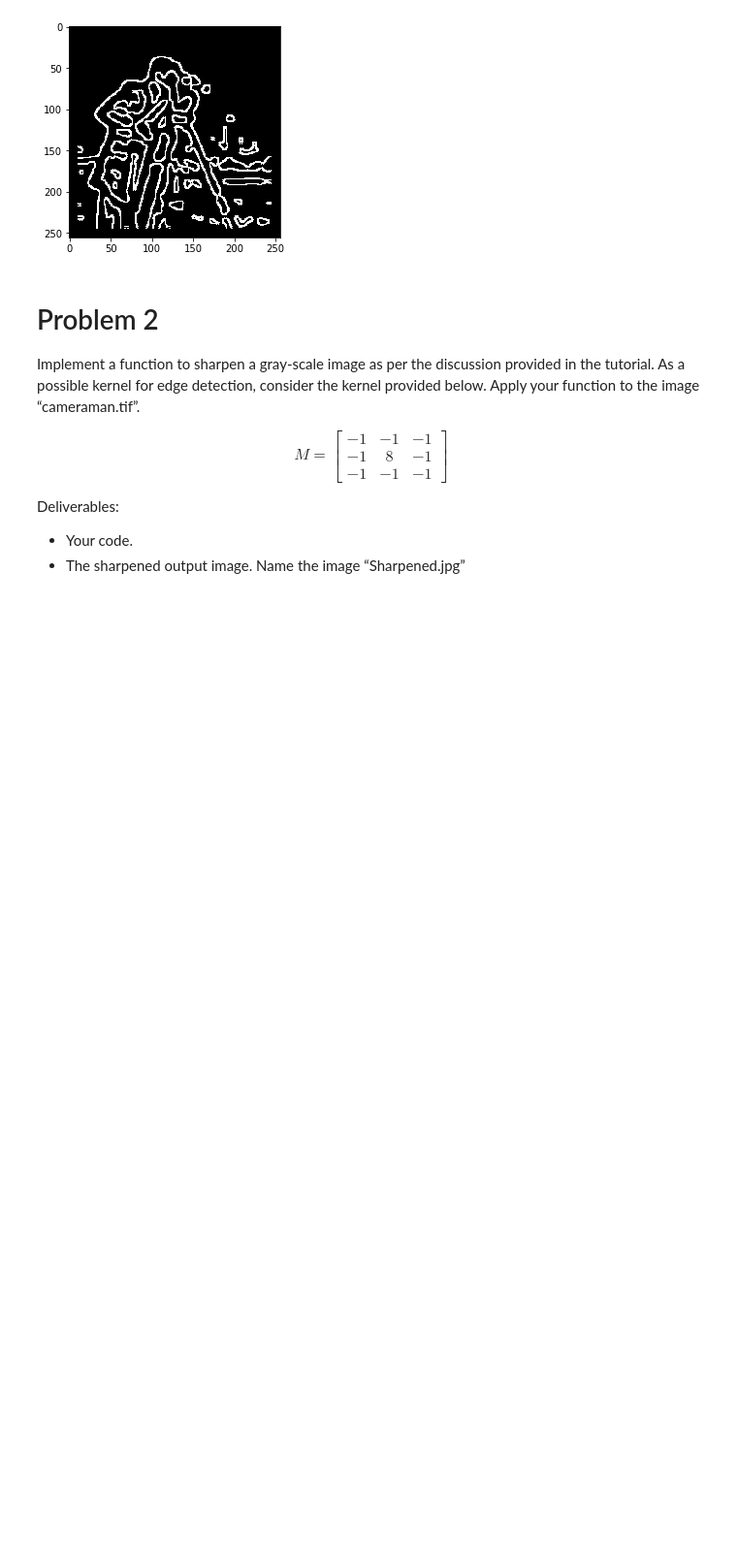
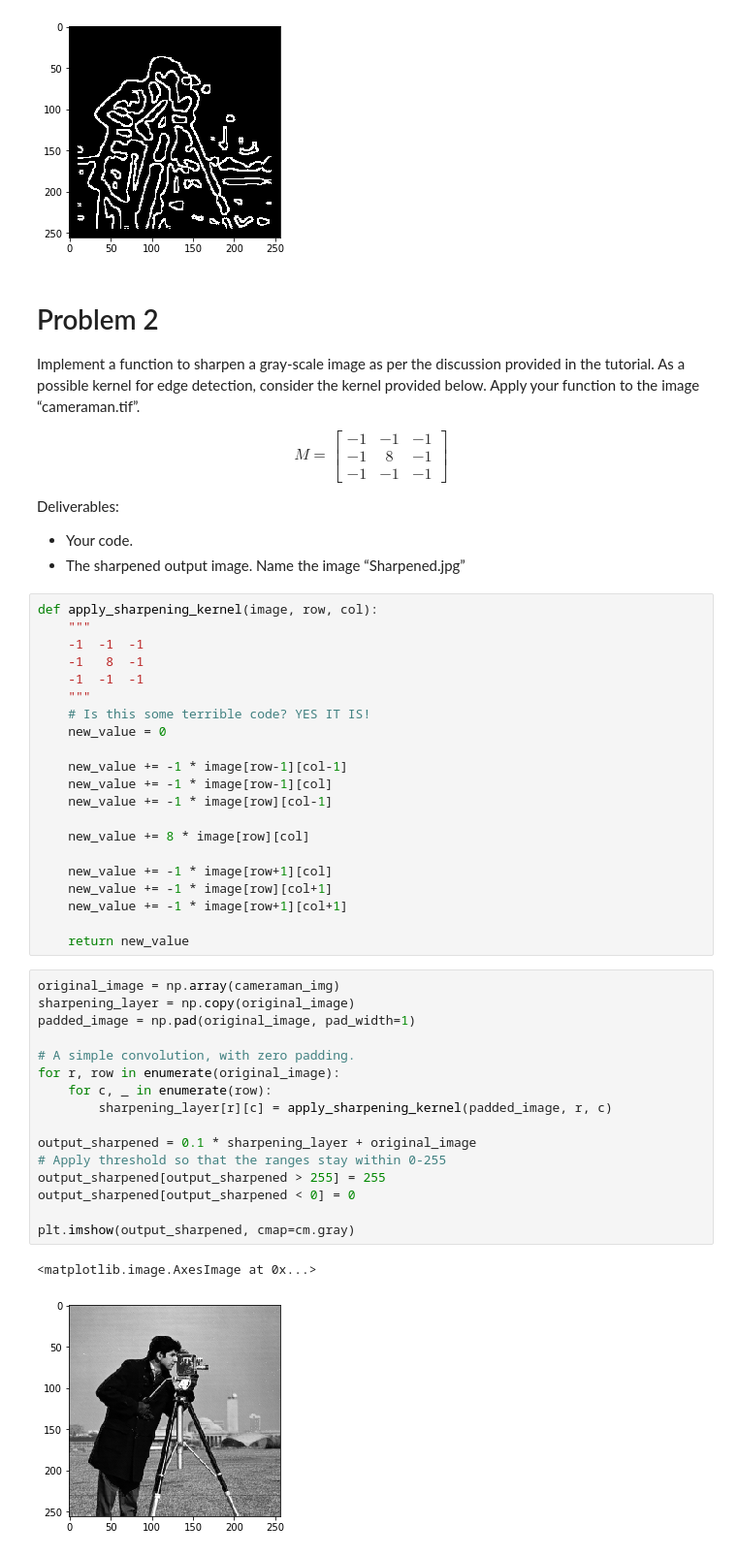
Before and after one commit to AmrMKayid/computer-vision, a Jupyter notebook: Assignment2/Assignment2.ipynb, the cells around one changed output. Shown at 97% size. Drawn from its saved outputs; the diff is of its cells as text; blank space fills up the shorter version.

```diff
--- a/Assignment2/Assignment2.ipynb
+++ b/Assignment2/Assignment2.ipynb
@@ -244,3 +244,43 @@ M=\left[\begin{array}{ccc}{-1} & {-1} & {-1} \\ {-1} & {8} & {-1} \\ {-1} & {-1}
 Deliverables:
 - Your code.
 - The sharpened output image. Name the image “Sharpened.jpg”
+# %%
+def apply_sharpening_kernel(image, row, col):
+    """
+    -1  -1  -1
+    -1   8  -1
+    -1  -1  -1
+    """
+    # Is this some terrible code? YES IT IS!
+    new_value = 0
+
+    new_value += -1 * image[row-1][col-1]
+    new_value += -1 * image[row-1][col]
+    new_value += -1 * image[row][col-1]
+
+    new_value += 8 * image[row][col]
+
+    new_value += -1 * image[row+1][col]
+    new_value += -1 * image[row][col+1]
+    new_value += -1 * image[row+1][col+1]
+
+    return new_value
+# %%
+original_image = np.array(cameraman_img)
+sharpening_layer = np.copy(original_image)
+padded_image = np.pad(original_image, pad_width=1)
+
+# A simple convolution, with zero padding.
+for r, row in enumerate(original_image):
+    for c, _ in enumerate(row):
+        sharpening_layer[r][c] = apply_sharpening_kernel(padded_image, r, c)
+
+output_sharpened = 0.1 * sharpening_layer + original_image
+# Apply threshold so that the ranges stay within 0-255
+output_sharpened[output_sharpened > 255] = 255
+output_sharpened[output_sharpened < 0] = 0
+
+plt.imshow(output_sharpened, cmap=cm.gray)
+# %% [output]
+<matplotlib.image.AxesImage at 0x...>
+[figure, added]
```
Also changed, not shown: parts of 4 cells of this notebook.
